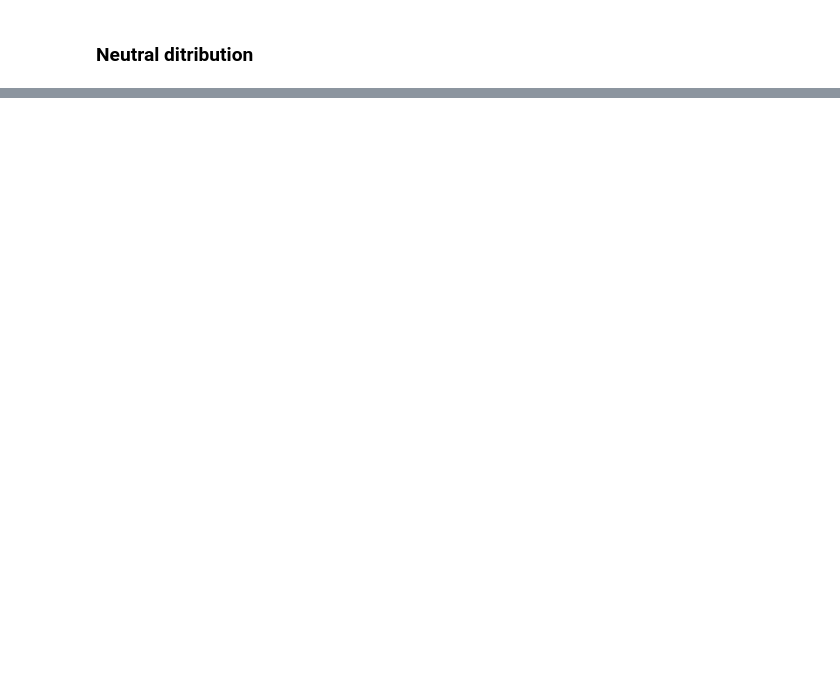
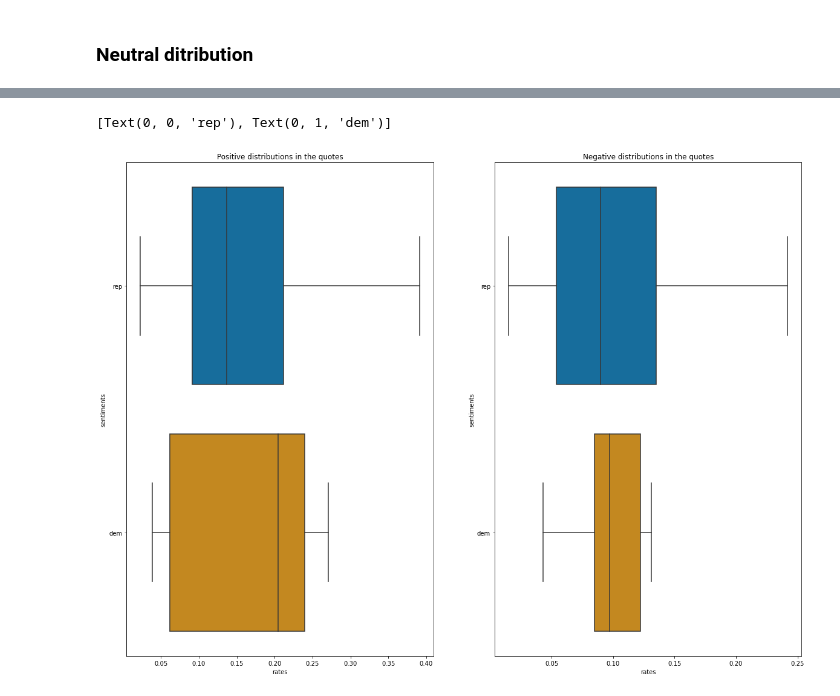
Before and after one commit to epfl-ada/ada-2021-project-avada-kedavra, a Jupyter notebook: visualization.ipynb, the cells around one changed output, grey strips where cells are left out. Cells and saved outputs as stored; diff of their text form; code cells hidden in the pictures; blank space fills up the shorter version.

```diff
--- a/visualization.ipynb
+++ b/visualization.ipynb
@@ -495,0 +275,35 @@ for date in [2020,2019]: #, 2019, 2018, 2017, 2016, 2015]:
+# %%
+def quotes_politics(list):
+    template=[]
+    for n in list:
+        template.append(subdata.loc[(subdata["speaker"].apply(lambda x : n in str(x).split(' ')) )])
+    return pd.concat(template, ignore_index=True)# return a dataframe with our data of interest
+# %%
+def quotes_sentiments(list):
+    ls_pos = []
+    ls_neg = []
+    for n in list:
+        ls_pos.append(analyzer.polarity_scores(n)['pos'])
+        ls_neg.append(analyzer.polarity_scores(n)['neg'])
+
+    return ls_pos,ls_neg
+# %%
+df_demo = quotes_politics(democratic_climate[democratic_climate['[Democratic Party]'] == 1]['label'])
+df_repu = quotes_politics(republicans_climate[republicans_climate['[Republican Party]'] == 1]['label'])
+# %%
+ls_pos_rep, ls_neg_rep = quotes_sentiments(df_repu['quotation'])
+ls_pos_dem, ls_neg_dem = quotes_sentiments(df_demo['quotation'])
+# %%
+fig, axes = plt.subplots(1,2, figsize=(20,15))
+
+
+to_plot = [get_above_zero(ls_pos_rep),get_above_zero(ls_pos_dem)]
+sns.boxplot(data = to_plot, orient = "h", ax = axes[0],showfliers=False, palette = 'colorblind').set(title = 'Positive distributions in the quotes', xlabel='rates', ylabel='sentiments')
+axes[0].set_yticklabels(['rep','dem'])
+
+to_plot = [get_above_zero(ls_neg_rep),get_above_zero(ls_neg_dem)]
+sns.boxplot(data = to_plot, orient = "h", ax = axes[1],showfliers=False, palette = 'colorblind').set(title = 'Negative distributions in the quotes', xlabel='rates', ylabel='sentiments')
+axes[1].set_yticklabels(['rep','dem'])
+# %% [output]
+[Text(0, 0, 'rep'), Text(0, 1, 'dem')]
+[figure, added]
```
Also changed, not shown: parts of 54 cells of this notebook, 1 other file.
